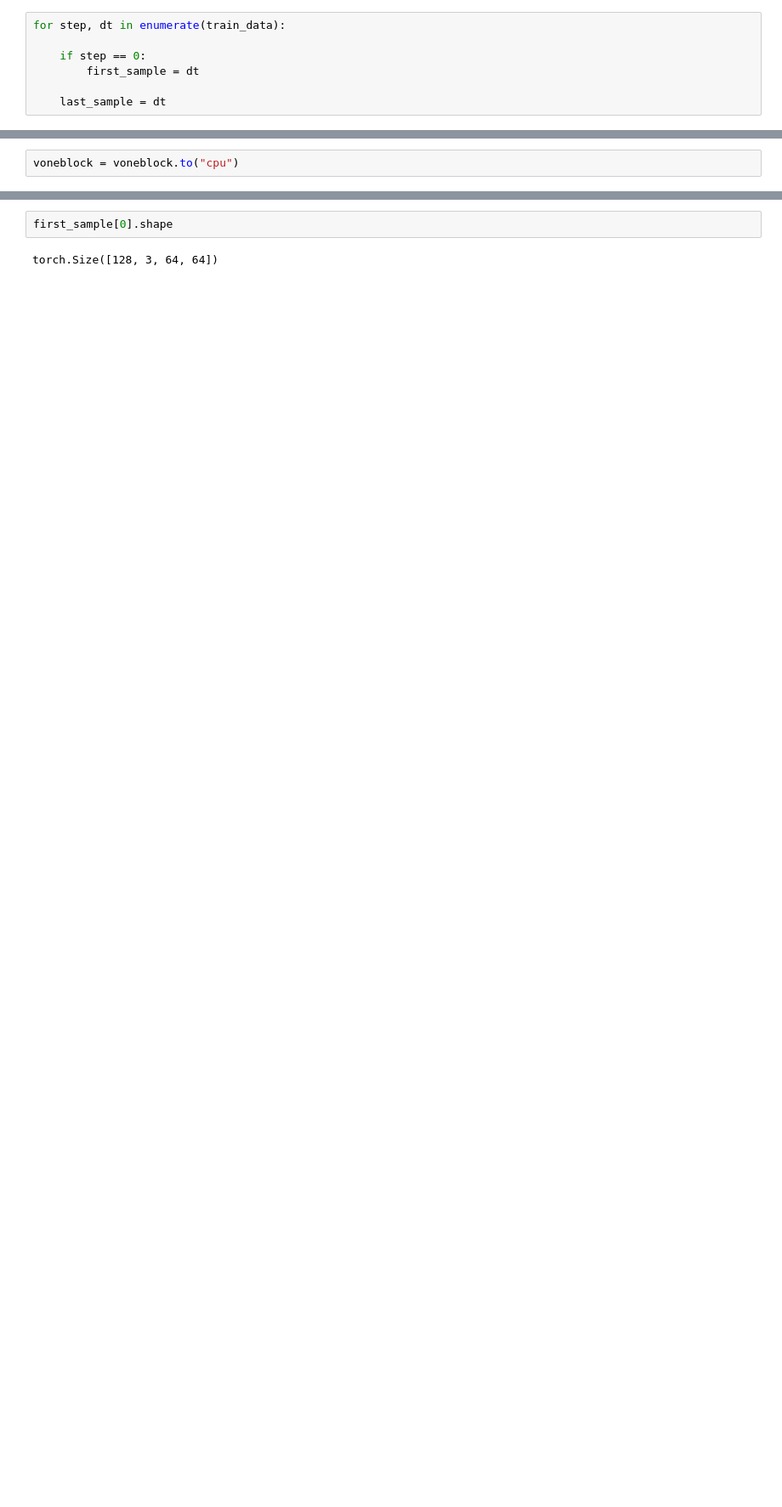
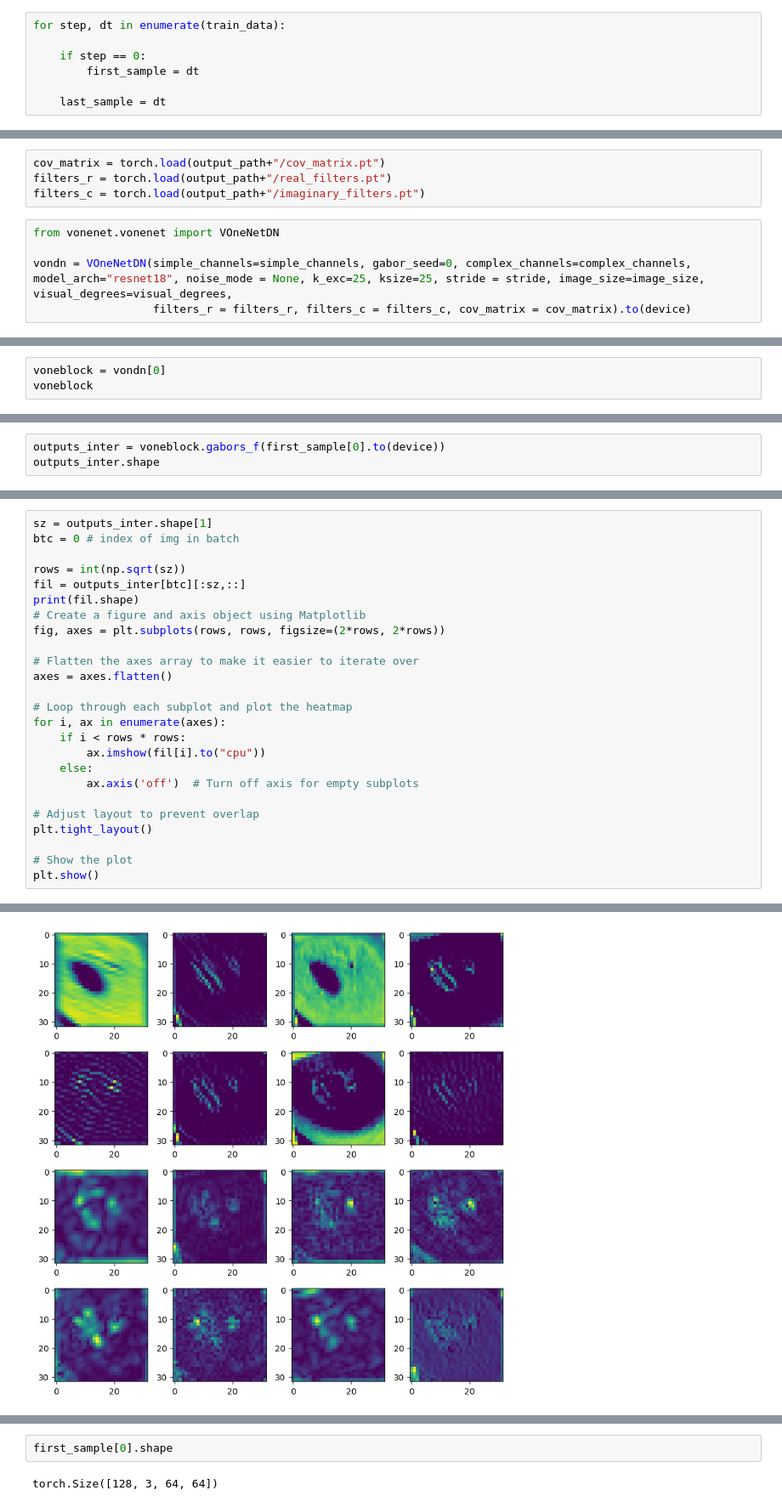
Before and after one commit to VanillaCappuccino/vonenet-mete, a Jupyter notebook: cov_matrix.ipynb, the cells around one changed output, grey strips where cells are left out. Shown at 85% size. Saved outputs shown, nothing was run; the diff lists cells and outputs as text; blank space fills up the shorter version.

```diff
--- a/cov_matrix.ipynb
+++ b/cov_matrix.ipynb
@@ -335,0 +343,9 @@ Clipping input data to the valid range for imshow with RGB data ([0..1] for floa
+# %%
+cov_matrix = torch.load(output_path+"/cov_matrix.pt")
+filters_r = torch.load(output_path+"/real_filters.pt")
+filters_c = torch.load(output_path+"/imaginary_filters.pt")
+# %%
+from vonenet.vonenet import VOneNetDN
+
+vondn = VOneNetDN(simple_channels=simple_channels, gabor_seed=0, complex_channels=complex_channels, model_arch="resnet18", noise_mode = None, k_exc=25, ksize=25, stride = stride, image_size=image_size, visual_degrees=visual_degrees,
+                  filters_r = filters_r, filters_c = filters_c, cov_matrix = cov_matrix).to(device)
@@ -336,2 +357,3 @@ Clipping input data to the valid range for imshow with RGB data ([0..1] for floa
 # %%
-voneblock = voneblock.to("cpu")
+voneblock = vondn[0]
+voneblock
@@ -337,0 +371,3 @@ voneblock = voneblock.to("cpu")
+# %%
+outputs_inter = voneblock.gabors_f(first_sample[0].to(device))
+outputs_inter.shape
@@ -337,0 +411,26 @@ voneblock = voneblock.to("cpu")
+# %%
+sz = outputs_inter.shape[1]
+btc = 0 # index of img in batch
+
+rows = int(np.sqrt(sz))
+fil = outputs_inter[btc][:sz,::]
+print(fil.shape)
+# Create a figure and axis object using Matplotlib
+fig, axes = plt.subplots(rows, rows, figsize=(2*rows, 2*rows))
+
+# Flatten the axes array to make it easier to iterate over
+axes = axes.flatten()
+
+# Loop through each subplot and plot the heatmap
+for i, ax in enumerate(axes):
+    if i < rows * rows:
+        ax.imshow(fil[i].to("cpu"))
+    else:
+        ax.axis('off')  # Turn off axis for empty subplots
+
+# Adjust layout to prevent overlap
+plt.tight_layout()
+
+# Show the plot
+plt.show()
+# %% [output]
@@ -337,0 +438 @@ voneblock = voneblock.to("cpu")
+[figure, added]
```
Also changed, not shown: parts of 50 cells of this notebook, 1 other file.
